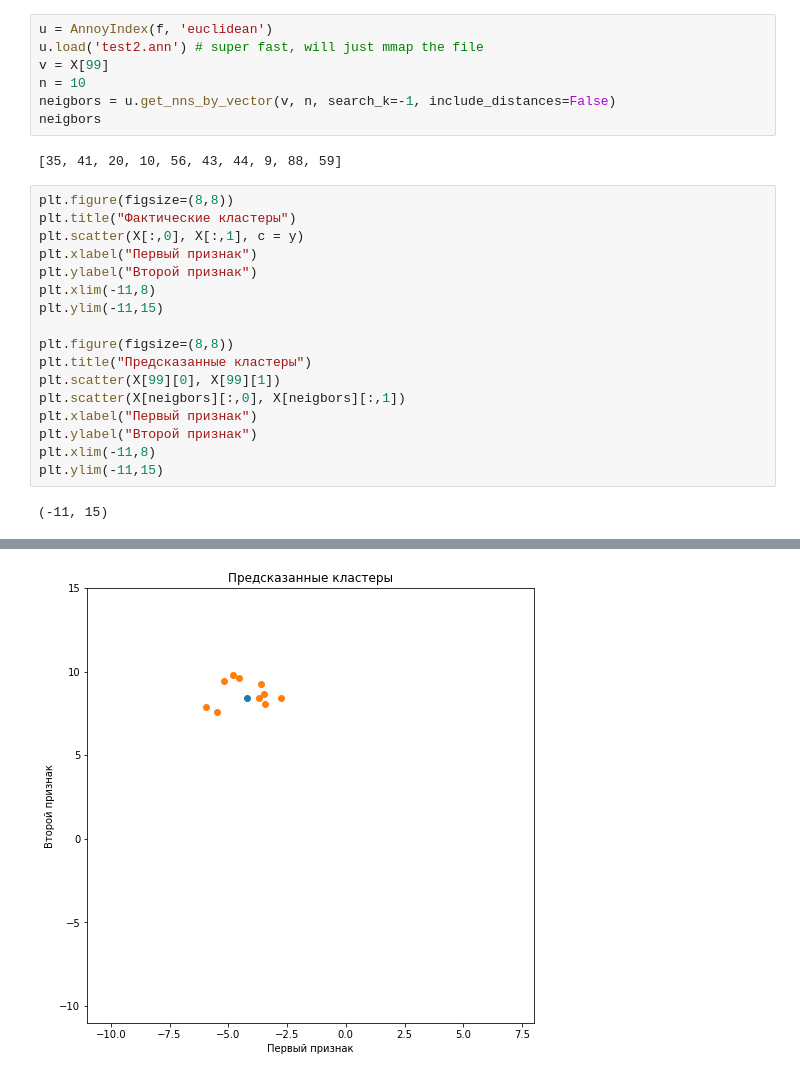
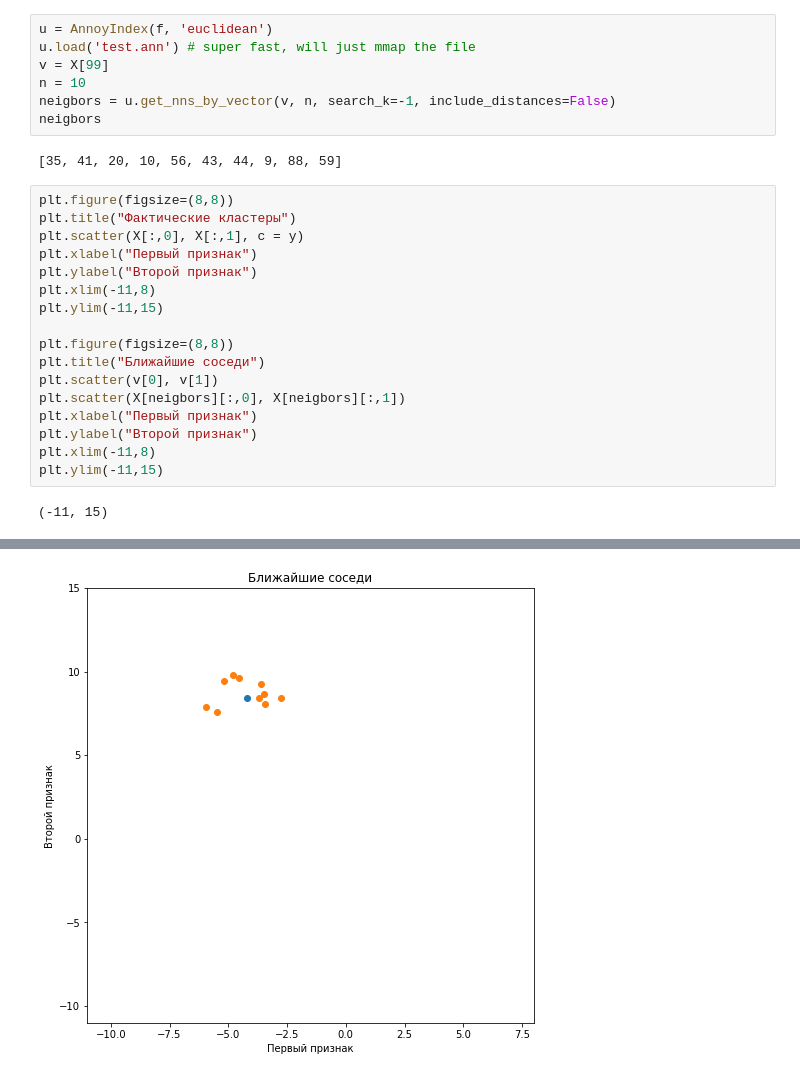
Before and after one commit to ArtemAvanesov/Python-Labs, a Jupyter notebook: Экспериментальные проекты/Annoy/annoy.ipynb, the cells around one changed output, grey strips where cells are left out. Drawn from its saved outputs; the diff is of its cells as text.

```diff
--- a/Экспериментальные проекты/Annoy/annoy.ipynb
+++ b/Экспериментальные проекты/Annoy/annoy.ipynb
@@ -28,6 +26,6 @@ True
 # %%
 u = AnnoyIndex(f, 'euclidean')
-u.load('test2.ann') # super fast, will just mmap the file
+u.load('test.ann') # super fast, will just mmap the file
 v = X[99]
 n = 10
 neigbors = u.get_nns_by_vector(v, n, search_k=-1, include_distances=False)
@@ -37,21 +35,21 @@ neigbors
 # %%
 plt.figure(figsize=(8,8))
 plt.title("Фактические кластеры")
 plt.scatter(X[:,0], X[:,1], c = y)
 plt.xlabel("Первый признак")
 plt.ylabel("Второй признак")
 plt.xlim(-11,8)
 plt.ylim(-11,15)
 
 plt.figure(figsize=(8,8))
-plt.title("Предсказанные кластеры")
-plt.scatter(X[99][0], X[99][1])
+plt.title("Ближайшие соседи")
+plt.scatter(v[0], v[1])
 plt.scatter(X[neigbors][:,0], X[neigbors][:,1])
 plt.xlabel("Первый признак")
 plt.ylabel("Второй признак")
 plt.xlim(-11,8)
 plt.ylim(-11,15)
 # %% [output]
 (-11, 15)
 [figure]
-[figure, old version]
+[figure, new version]
```
Also changed, not shown: parts of 1 cell of this notebook.
